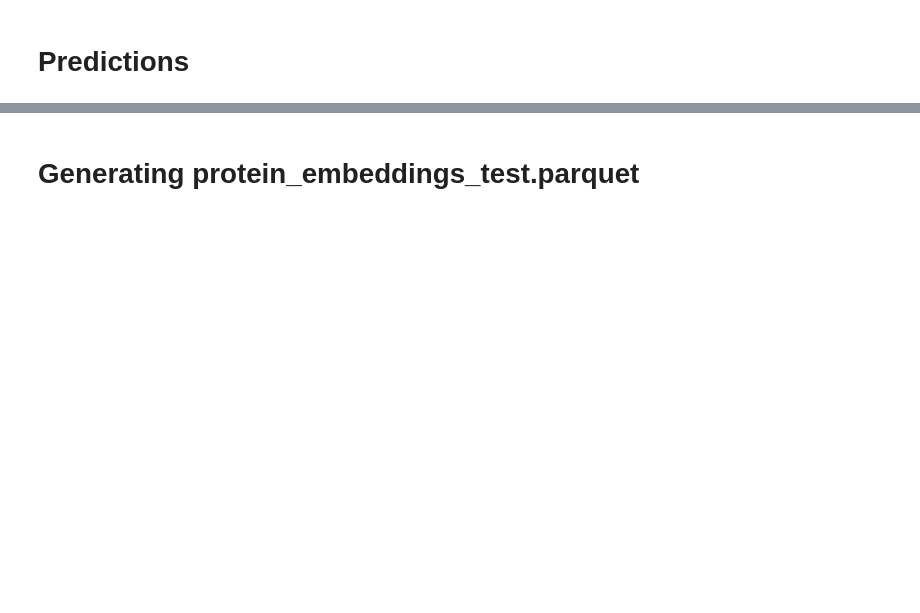
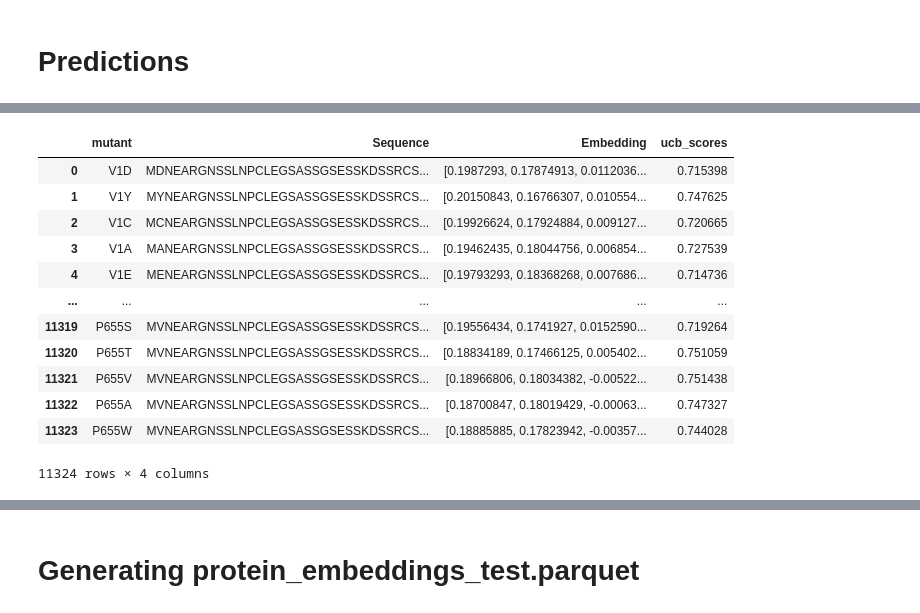
Before and after one commit to radroof22/cse-7850-combio-hackathon, a Jupyter notebook: exp.ipynb, the cells around one changed output, grey strips where cells are left out. Cells and saved outputs as stored; diff of their text form; code cells hidden in the pictures; blank space fills up the shorter version.

Commit message:
my version

```diff
--- a/exp.ipynb
+++ b/exp.ipynb
@@ -120,7 +104,7 @@ criterion = nn.MSELoss()
 optimizer = optim.Adam(model.parameters(), lr=0.001)
 
 # Training loop
-epochs = 100
+epochs = 2000
 for epoch in range(epochs):
     model.train()
     optimizer.zero_grad()
@@ -129,7 +113,7 @@ for epoch in range(epochs):
     loss.backward()
     optimizer.step()
 
-    if (epoch + 1) % 10 == 0:
+    if (epoch + 1) % 100 == 0:
         print(f"Epoch {epoch+1}/{epochs}, Loss: {loss.item():.4f}")
 
 # Evaluate on test set
@@ -196,6 +188,7 @@ LightGBM Spearman Correlation: 0.4641
 # Ensemble of LightGBM & Linear Regression
 We use linear regression to weigh the different models in the ensemble instead of taking the mean. We use boostrapping to train each model on a different subset of the data.
 # %%
+# Step 1 - Train Ensemble
 import lightgbm as lgb
 import numpy as np
 from scipy.stats import spearmanr
@@ -203,18 +196,23 @@ from tqdm import tqdm
 from sklearn.utils import resample
 
 # Define hyperparameters for LightGBM
-lgb_params = {"objective": "regression", "metric": "rmse",'learning_rate': 0.04931791757724383, 'num_leaves': 85, 'min_child_samples': 48, 'max_depth': 7, 'subsample': 0.5749253739933733, 'colsample_bytree': 0.8371746709650121,'verbosity':-1}
+# lgb_params = {"objective": "regression", "metric": "rmse",'learning_rate': 0.04931791757724383, 'num_leaves': 85, 'min_child_samples': 48, 'max_depth': 7, 'subsample': 0.5749253739933733, 'colsample_bytree': 0.8371746709650121,'verbosity':-1}
+lgb_params = {'learning_rate': 0.07265158061393213, 'num_leaves': 99, 'min_child_samples': 40, 'max_depth': 5, 'subsample': 0.6919800894003186, 'colsample_bytree': 0.5493776294572092}
 
 # Number of bootstrapped models
 num_bootstraps = 100
 lgb_boot_models = []
 lgb_predictions = []
 
+
+X_BOOTSTRAP_PROP = 20
+print(f"Each bootstrap training size: {len(X_train) // num_bootstraps * X_BOOTSTRAP_PROP}")
+
 progress = tqdm(total=num_bootstraps, desc="Training Bootstrapped LightGBM Models")
 
 for i in range(num_bootstraps):
     # Bootstrap resampling
-    X_resampled, y_resampled = resample(X_train.cpu().numpy(), y_train.cpu().numpy().flatten(), random_state=i)
+    X_resampled, y_resampled = resample(X_train.cpu().numpy(), y_train.cpu().numpy().flatten(), replace=True, n_samples=X_train.shape[0], random_state=i)
 
     # Train LightGBM model on resampled data
     lgb_train = lgb.Dataset(X_resampled, label=y_resampled)
@@ -236,5 +234,6 @@ y_pred_ensemble = np.mean(np.column_stack(lgb_predictions), axis=1)
 
 # Compute Spearman correlation
 spearman_corr_ensemble, _ = spearmanr(y_test.cpu().numpy().flatten(), y_pred_ensemble)
+
 print(f"Bootstrapped LightGBM Ensemble Spearman Correlation: {spearman_corr_ensemble:.4f}")
 # %% [output]
@@ -269,8 +292,13 @@ X_unlabeled = torch.tensor(X_unlabeled, dtype=torch.float32, device=device)
 import numpy as np
 
 # Compute UCB for LightGBM ensemble
-beta = 1.5  # Adjust exploration factor
+# beta = 1.5  # Adjust exploration factor
 
-y_pred_all = np.column_stack([model.predict(X_unlabeled) for model in lgb_boot_models])
+y_pred_all = np.column_stack([model.predict(X_unlabeled.cpu().numpy()) for model in lgb_boot_models])
 std_pred = np.std(y_pred_all, axis=1)    # Uncertainty (std dev)
 mean_pred = meta_model.predict(y_pred_all)
+# %%
+# Rohan's Version
+ucb_scores = mean_pred + 4.6399 * std_pred
+top_mutations = np.argsort(ucb_scores)[-100:]
+df_test.iloc[top_mutations]['mutant'].values
@@ -277 +321,18 @@ mean_pred = meta_model.predict(y_pred_all)
+# %%
+df_test["ucb_scores"] = ucb_scores
+df_test
+# %% [output]
+|  | mutant | Sequence | Embedding | ucb_scores |
+| 0 | V1D | MDNEARGNSSLNPCLEGSASSGSESSKDSSRCS... | [0.1987293, 0.17874913, 0.0112036... | 0.715398 |
+| 1 | V1Y | MYNEARGNSSLNPCLEGSASSGSESSKDSSRCS... | [0.20150843, 0.16766307, 0.010554... | 0.747625 |
+| 2 | V1C | MCNEARGNSSLNPCLEGSASSGSESSKDSSRCS... | [0.19926624, 0.17924884, 0.009127... | 0.720665 |
+| 3 | V1A | MANEARGNSSLNPCLEGSASSGSESSKDSSRCS... | [0.19462435, 0.18044756, 0.006854... | 0.727539 |
+| 4 | V1E | MENEARGNSSLNPCLEGSASSGSESSKDSSRCS... | [0.19793293, 0.18368268, 0.007686... | 0.714736 |
+| ... | ... | ... | ... | ... |
+| 11319 | P655S | MVNEARGNSSLNPCLEGSASSGSESSKDSSRCS... | [0.19556434, 0.1741927, 0.0152590... | 0.719264 |
+| 11320 | P655T | MVNEARGNSSLNPCLEGSASSGSESSKDSSRCS... | [0.18834189, 0.17466125, 0.005402... | 0.751059 |
+| 11321 | P655V | MVNEARGNSSLNPCLEGSASSGSESSKDSSRCS... | [0.18966806, 0.18034382, -0.00522... | 0.751438 |
+| 11322 | P655A | MVNEARGNSSLNPCLEGSASSGSESSKDSSRCS... | [0.18700847, 0.18019429, -0.00063... | 0.747327 |
+| 11323 | P655W | MVNEARGNSSLNPCLEGSASSGSESSKDSSRCS... | [0.18885885, 0.17823942, -0.00357... | 0.744028 |
+11324 rows × 4 columns
 # %%
```
Also changed, not shown: parts of 20 cells of this notebook, 1 other file.
